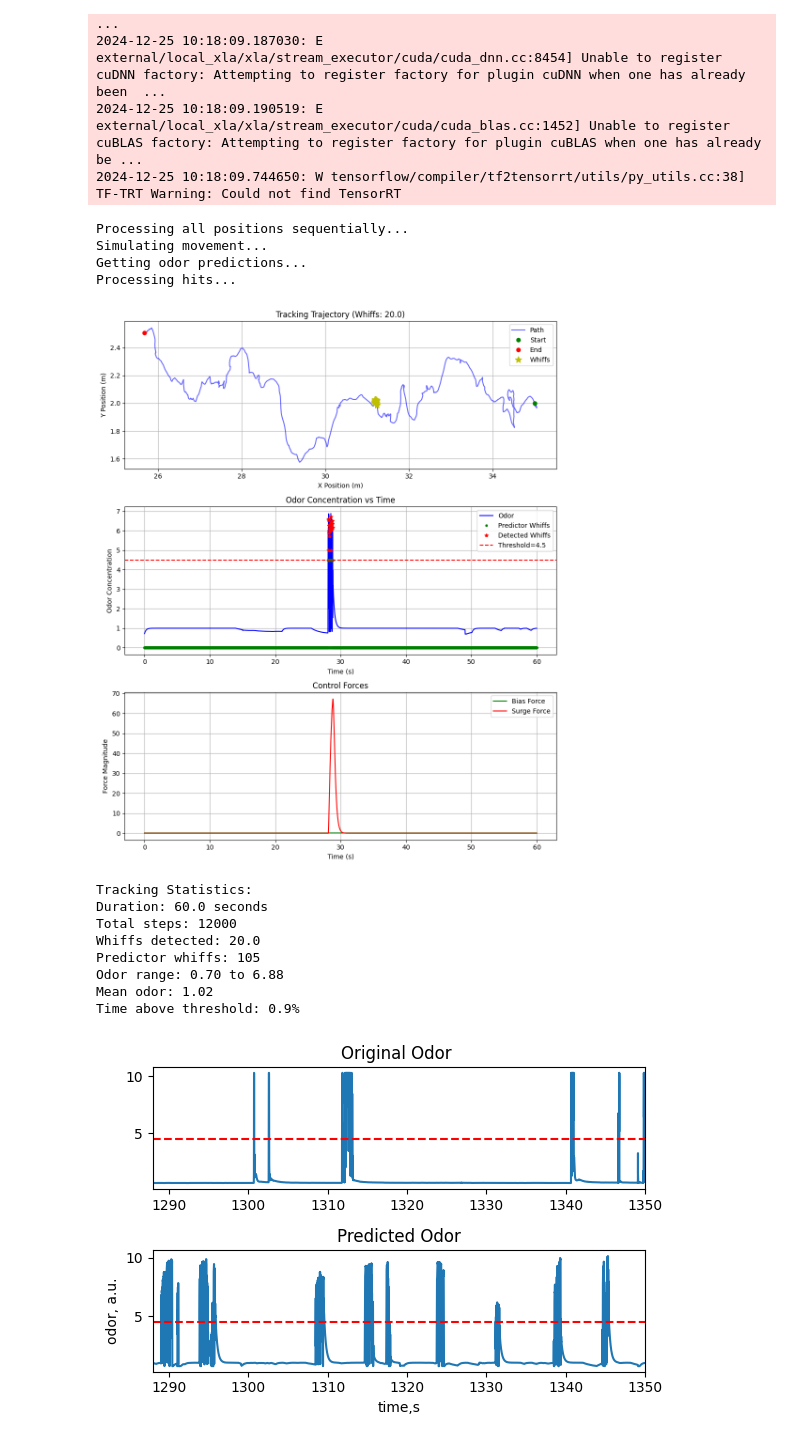
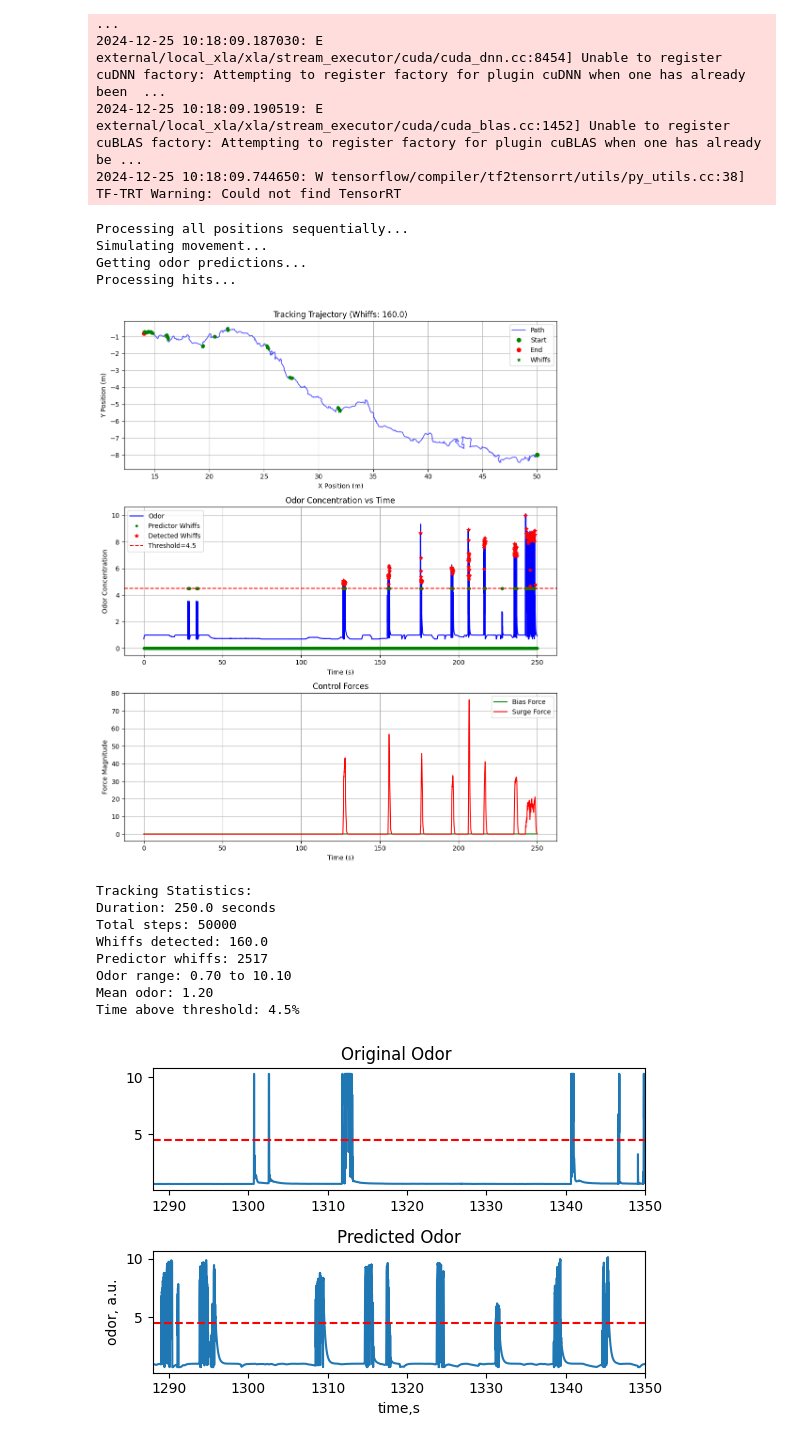
Before and after one commit to arunavanag591/COSMOS, a Jupyter notebook: plume_simulator.ipynb, the cells around one changed output. Drawn from its saved outputs; the diff is of its cells as text; code cells hidden in the pictures.

Commit message:
cast and surge v1.1 with early stop

```diff
--- a/plume_simulator.ipynb
+++ b/plume_simulator.ipynb
@@ -842,7 +862,7 @@ def run_tracking_example():
 
     # Set up tracking parameters
     bounds = [(0, 50), (-20, 20)]
-    start_pos = np.array([35.0, 2.0])
+    start_pos = np.array([50.0, -8.0])
 
     # Create surge-cast agent
     surge_agent = SurgeCastAgent(
@@ -852,13 +872,12 @@ def run_tracking_example():
         threshold=4.5,      # Threshold for whiff detection
         hit_trigger='peak',
         surge_amp=5.0,      # Increased surge amplitude (was 2.0)
-        tau_surge=0.2,      # Shorter surge duration (was 0.5)
+        tau_surge=0.2,     # Surge duration
         bounds=bounds
     )
 
-
     # Simulation parameters
-    duration = 60.0  # seconds
+    duration = 250.0  # seconds
     dt = 0.005      # 200Hz
     n_steps = int(duration / dt)
 
@@ -891,6 +910,16 @@ def run_tracking_example():
             b = np.array([-x[0], -x[1]])
             b = b * (surge_agent.bias / np.linalg.norm(b))
         else:
+            # Check if we've reached the source
+            dist_to_source = np.sqrt(x[0]**2 + x[1]**2)
+            if dist_to_source < 1.0:
+                print(f"Source found at position ({x[0]:.2f}, {x[1]:.2f})")
+                # Fill remaining steps with final position
+                xs[t_ctr:] = x
+                bs[t_ctr:] = b
+                vs[t_ctr:] = np.zeros(2)
+                break
+
             eta = np.random.normal(0, surge_agent.noise, (2,))
             b = np.array([-x[0], -x[1]])
             b = b * (surge_agent.bias / np.linalg.norm(b))
@@ -911,6 +940,16 @@ def run_tracking_example():
         positions_x[predictor.config.warmup_steps + t_ctr] = x[0]
         positions_y[predictor.config.warmup_steps + t_ctr] = x[1]
 
+    # Trim arrays to valid length if source was found
+    if t_ctr < n_steps - 1:
+        valid_steps = t_ctr + 1
+        xs = xs[:valid_steps]
+        bs = bs[:valid_steps]
+        vs = vs[:valid_steps]
+        ts = ts[:valid_steps]
+        positions_x = positions_x[:predictor.config.warmup_steps + valid_steps]
+        positions_y = positions_y[:predictor.config.warmup_steps + valid_steps]
+
     # Now get odor predictions for entire trajectory
     print("Getting odor predictions...")
     result = predictor.predict_odor_concentration(positions_x, positions_y)
@@ -922,7 +961,10 @@ def run_tracking_example():
     last_odor = 0
     hit_occurred = False
 
-    for t_ctr in range(n_steps):
+    surges = np.zeros_like(odors)  # Initialize surges array to match odors length
+    hits = np.zeros_like(odors)
+
+    for t_ctr in range(len(odors)):
         odor = odors[t_ctr]
 
         if surge_agent.hit_trigger == 'peak':
@@ -938,7 +980,8 @@ def run_tracking_example():
 
         # Add surge force if hit detected
         if hits[t_ctr]:
-            ts_ = ts[t_ctr:] - ts[t_ctr]
+            ts_valid = ts[:len(odors)]  # Use truncated time array
+            ts_ = ts_valid[t_ctr:] - ts_valid[t_ctr]
             surges[t_ctr:] += (surge_agent.surge_amp_ * ts_ * np.exp(-ts_/surge_agent.tau_surge))
 
     # Plotting
@@ -950,7 +993,7 @@ def run_tracking_example():
     axs[0].plot(xs[-1, 0], xs[-1, 1], 'ro', label='End')
     hit_points = hits == 1
     if np.any(hit_points):
-        axs[0].plot(xs[hit_points, 0], xs[hit_points, 1], 'y*', markersize=10, label='Whiffs')
+        axs[0].plot(xs[hit_points, 0], xs[hit_points, 1], 'g*', markersize=5, label='Whiffs')
     axs[0].set_xlabel('X Position (m)')
     axs[0].set_ylabel('Y Position (m)')
     axs[0].set_title(f'Tracking Trajectory (Whiffs: {np.sum(hits)})')
@@ -958,54 +1001,56 @@ def run_tracking_example():
     axs[0].grid(True)
 
     # Odor concentration and whiffs
-    axs[1].plot(ts, odors, 'b-', label='Odor')
-    axs[1].plot(ts, whiffs * surge_agent.threshold, 'g.', label='Predictor Whiffs')
+    axs[1].plot(ts[:len(odors)], odors, 'b-', label='Odor')
+    axs[1].plot(ts[:len(whiffs)], whiffs * surge_agent.threshold, 'g.', label='Predictor Whiffs')
     if np.any(hit_points):
-        axs[1].plot(ts[hit_points], odors[hit_points], 'r*', label='Detected Whiffs')
+        axs[1].plot(ts[:len(odors)][hit_points], odors[hit_points], 'r*', label='Detected Whiffs')
     axs[1].axhline(y=surge_agent.threshold, color='r', linestyle='--', label=f'Threshold={surge_agent.threshold}')
     axs[1].set_xlabel('Time (s)')
     axs[1].set_ylabel('Odor Concentration')
     axs[1].set_title('Odor Concentration vs Time')
     axs[1].legend()
     axs[1].grid(True)
 
     # Forces
-    axs[2].plot(ts, np.linalg.norm(bs, axis=1), 'g-', label='Bias Force')
-    axs[2].plot(ts, surges, 'r-', label='Surge Force')
+    axs[2].plot(ts[:len(bs)], np.linalg.norm(bs, axis=1), 'g-', label='Bias Force')
+    axs[2].plot(ts[:len(surges)], surges, 'r-', label='Surge Force')
     axs[2].set_xlabel('Time (s)')
     axs[2].set_ylabel('Force Magnitude')
     axs[2].set_title('Control Forces')
     axs[2].legend()
     axs[2].grid(True)
 
     plt.tight_layout()
     plt.show()
 
     print("\nTracking Statistics:")
-    print(f"Duration: {duration:.1f} seconds")
-    print(f"Total steps: {n_steps}")
+    print(f"Duration: {len(ts[:len(odors)]) * dt:.1f} seconds")
+    print(f"Total steps: {len(odors)}")
     print(f"Whiffs detected: {np.sum(hits)}")
     print(f"Predictor whiffs: {np.sum(whiffs)}")
     print(f"Odor range: {np.min(odors):.2f} to {np.max(odors):.2f}")
     print(f"Mean odor: {np.mean(odors):.2f}")
     print(f"Time above threshold: {np.mean(odors > surge_agent.threshold)*100:.1f}%")
+    if t_ctr < n_steps - 1:
+        print(f"Source found at ({x[0]:.2f}, {x[1]:.2f})")
 
 if __name__ == "__main__":
     run_tracking_example()
 # %% [output]
 Processing all positions sequentially...
 Simulating movement...
 Getting odor predictions...
 Processing hits...
-[figure, old version]
+[figure, new version]
 Tracking Statistics:
-Duration: 60.0 seconds
-Total steps: 12000
-Whiffs detected: 20.0
-Predictor whiffs: 105
-Odor range: 0.70 to 6.88
-Mean odor: 1.02
-Time above threshold: 0.9%
+Duration: 250.0 seconds
+Total steps: 50000
+Whiffs detected: 160.0
+Predictor whiffs: 2517
+Odor range: 0.70 to 10.10
+Mean odor: 1.20
+Time above threshold: 4.5%
 # %%
 f,(ax1,ax2)= plt.subplots(2,1,figsize=(6,4))
 ax1.plot(df_test.time, df_test.odor, label='original')
```
Also changed, not shown: parts of 2 cells of this notebook.
